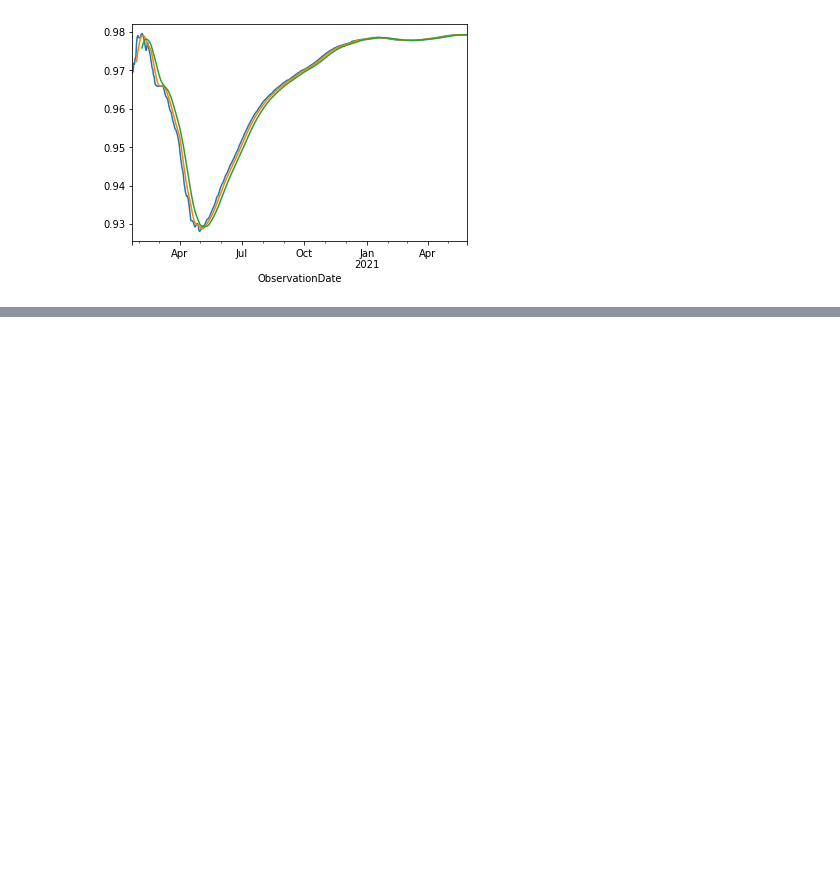
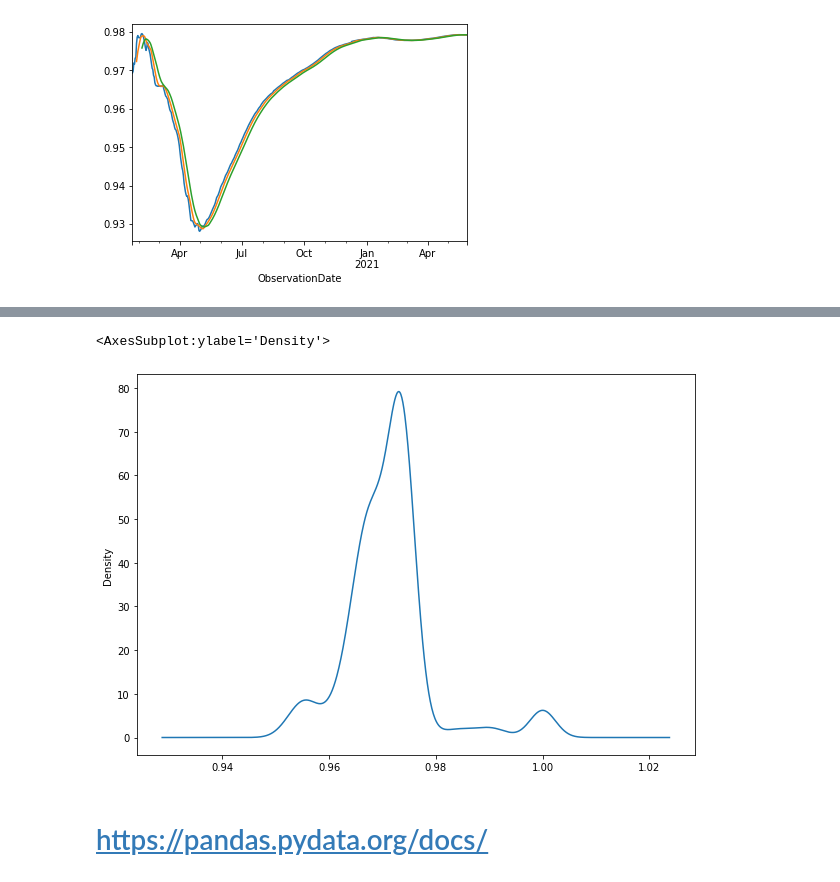
Before and after one commit to dalejandroramirez/Manipulacion_analisis_datos, a Jupyter notebook: serie_timpo.ipynb, the cells around one changed output, grey strips where cells are left out. Cells and saved outputs as stored; diff of their text form; code cells hidden in the pictures; blank space fills up the shorter version.

```diff
--- a/serie_timpo.ipynb
+++ b/serie_timpo.ipynb
@@ -227,0 +314,3 @@ sr.rolling(window=15).mean().plot()
+# %%
+df_colombia.bfill(inplace=True)
+df_colombia
@@ -227,0 +332,7 @@ sr.rolling(window=15).mean().plot()
+# %%
+df_colombia["rate"].plot(figsize=(10,7),kind="kde")
+# %% [output]
+<AxesSubplot:ylabel='Density'>
+[figure, added]
+# %% [markdown]
+# https://pandas.pydata.org/docs/
```
Also changed, not shown: parts of 17 cells of this notebook, 2 other files.
